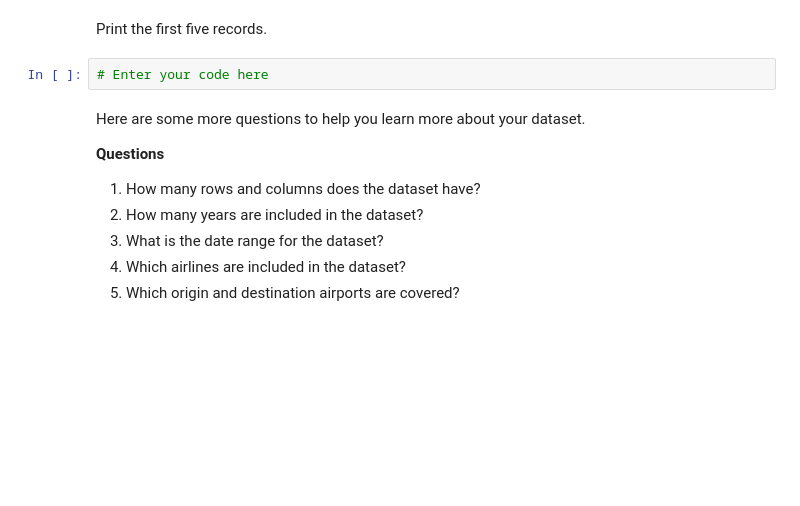
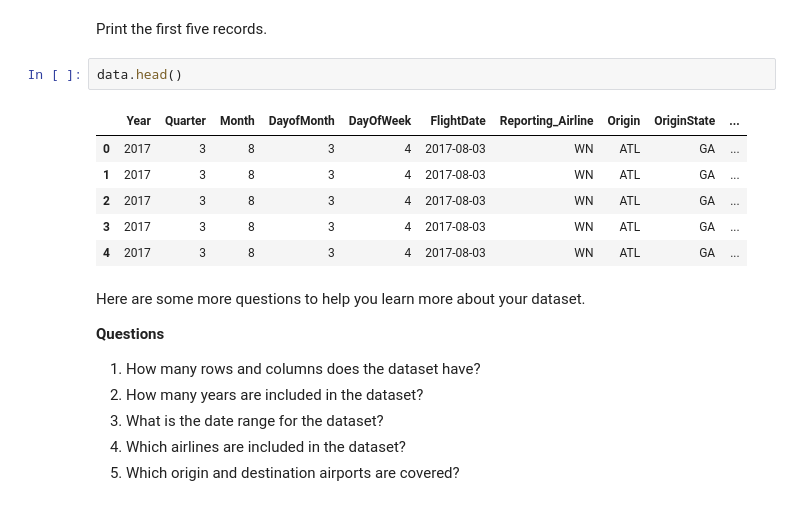
Before and after one commit to lixvin1/flight-delay-prediction, a Jupyter notebook: en_us/Flight_Delay-Student.ipynb, the cells around one changed output. Cells and saved outputs as stored; diff of their text form; blank space fills up the shorter version.

```diff
--- a/en_us/Flight_Delay-Student.ipynb
+++ b/en_us/Flight_Delay-Student.ipynb
@@ -441,8 +444,15 @@ Load the combined dataset.
 data = pd.read_csv(combined_csv_filename)
 # %% [markdown]
 Print the first five records.
-# %%
-# Enter your code here
+# %%
+data.head()
+# %% [output]
+|  | Year | Quarter | Month | DayofMonth | DayOfWeek | FlightDate | Reporting_Airline | Origin | OriginState | ... |
+| 0 | 2017 | 3 | 8 | 3 | 4 | 2017-08-03 | WN | ATL | GA | ... |
+| 1 | 2017 | 3 | 8 | 3 | 4 | 2017-08-03 | WN | ATL | GA | ... |
+| 2 | 2017 | 3 | 8 | 3 | 4 | 2017-08-03 | WN | ATL | GA | ... |
+| 3 | 2017 | 3 | 8 | 3 | 4 | 2017-08-03 | WN | ATL | GA | ... |
+| 4 | 2017 | 3 | 8 | 3 | 4 | 2017-08-03 | WN | ATL | GA | ... |
 # %% [markdown]
 Here are some more questions to help you learn more about your dataset.
 
```
Also changed, not shown: parts of 15 cells of this notebook.
